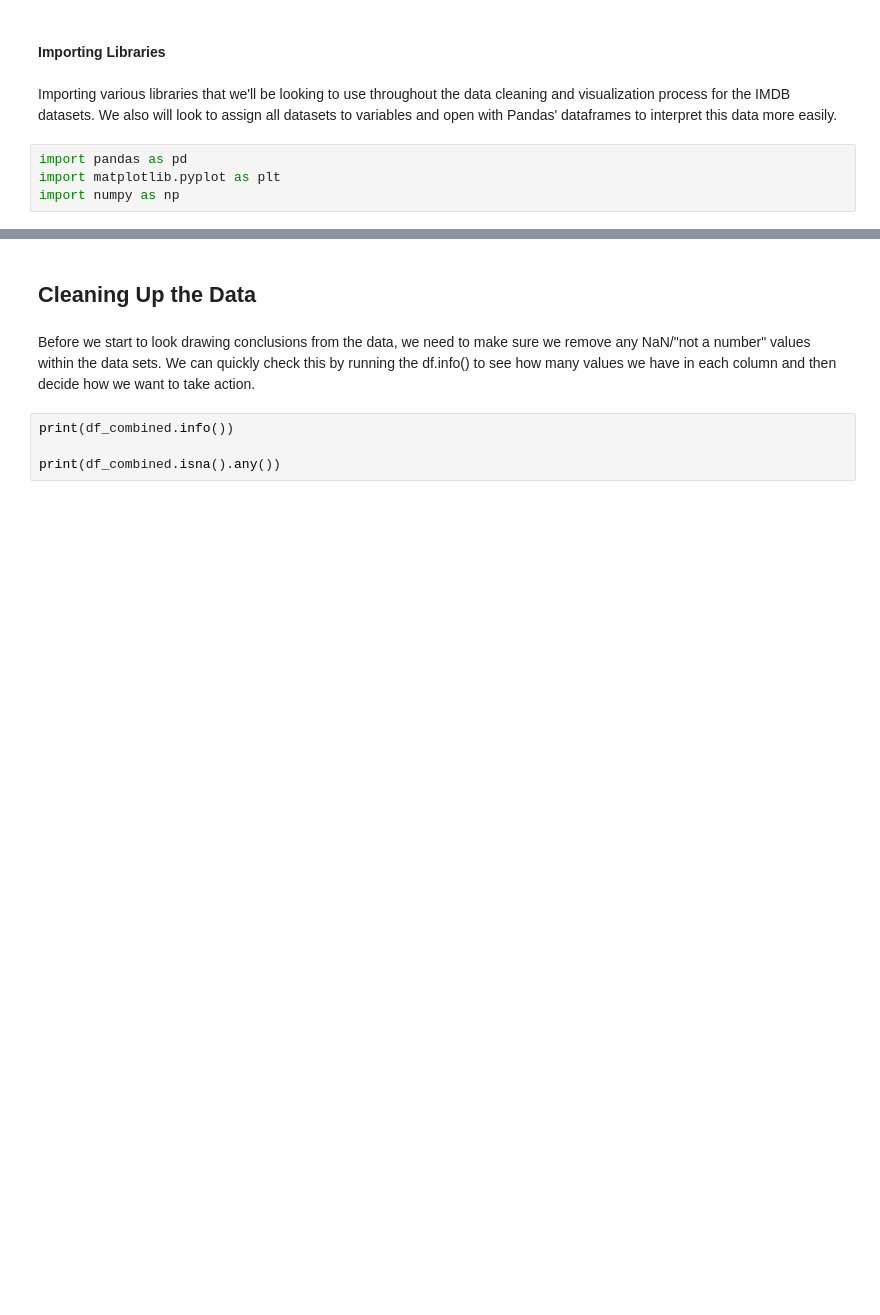
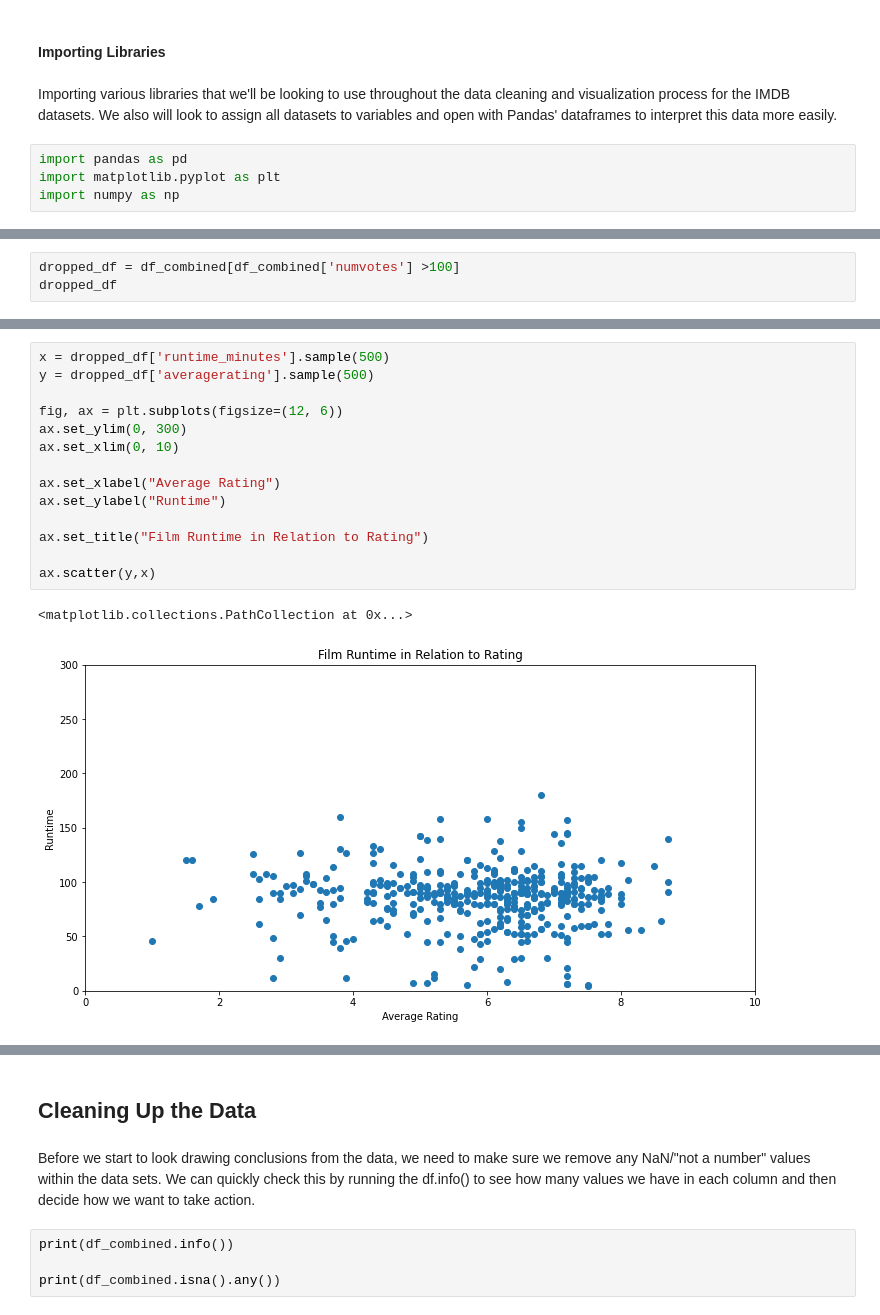
Before and after one commit to meowkaiser/STRONGEST_Project1, a Jupyter notebook: Final_notebook.ipynb, the cells around one changed output, grey strips where cells are left out. Saved outputs shown, nothing was run; the diff lists cells and outputs as text; blank space fills up the shorter version.

```diff
--- a/Final_notebook.ipynb
+++ b/Final_notebook.ipynb
@@ -51,0 +117,3 @@ df_combined.head()
+# %%
+dropped_df = df_combined[df_combined['numvotes'] >100]
+dropped_df
@@ -51,0 +134,17 @@ df_combined.head()
+# %%
+x = dropped_df['runtime_minutes'].sample(500)
+y = dropped_df['averagerating'].sample(500)
+
+fig, ax = plt.subplots(figsize=(12, 6))
+ax.set_ylim(0, 300)
+ax.set_xlim(0, 10)
+
+ax.set_xlabel("Average Rating")
+ax.set_ylabel("Runtime")
+
+ax.set_title("Film Runtime in Relation to Rating")
+
+ax.scatter(y,x)
+# %% [output]
+<matplotlib.collections.PathCollection at 0x...>
+[figure, added]
```
Also changed, not shown: parts of 14 cells of this notebook.
